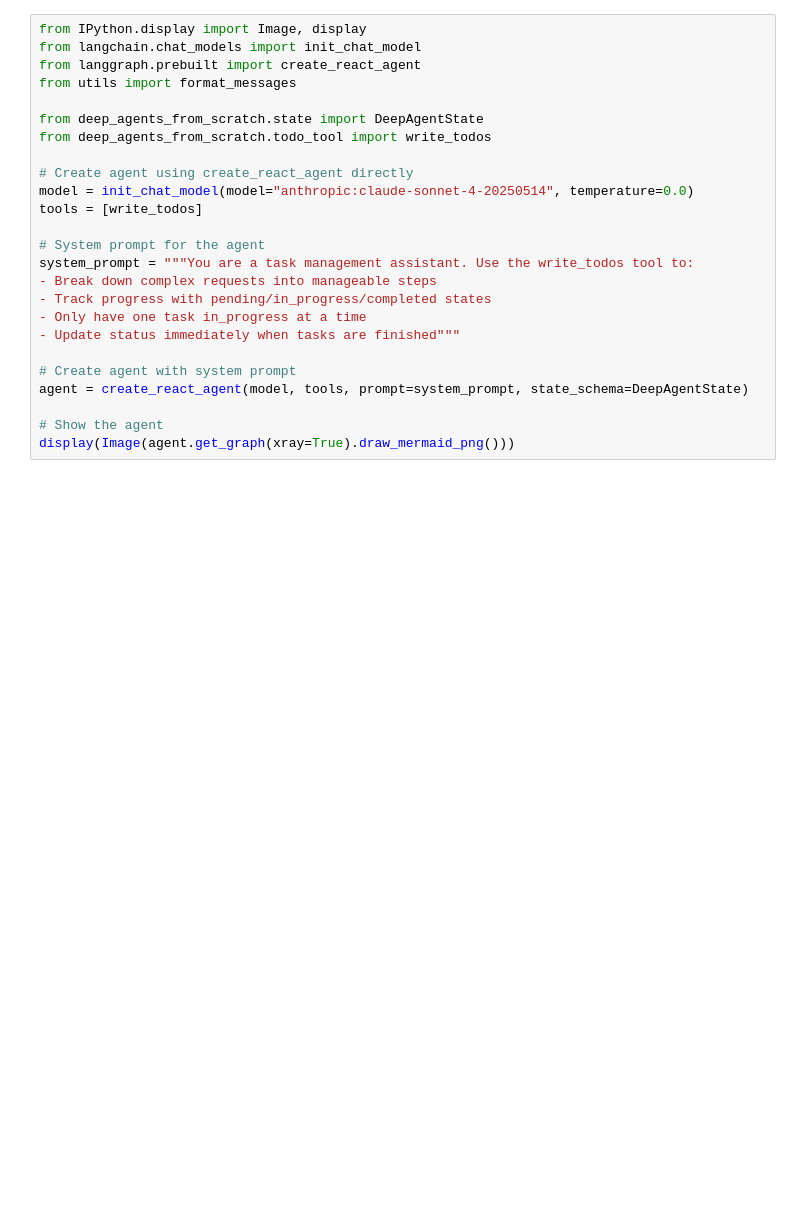
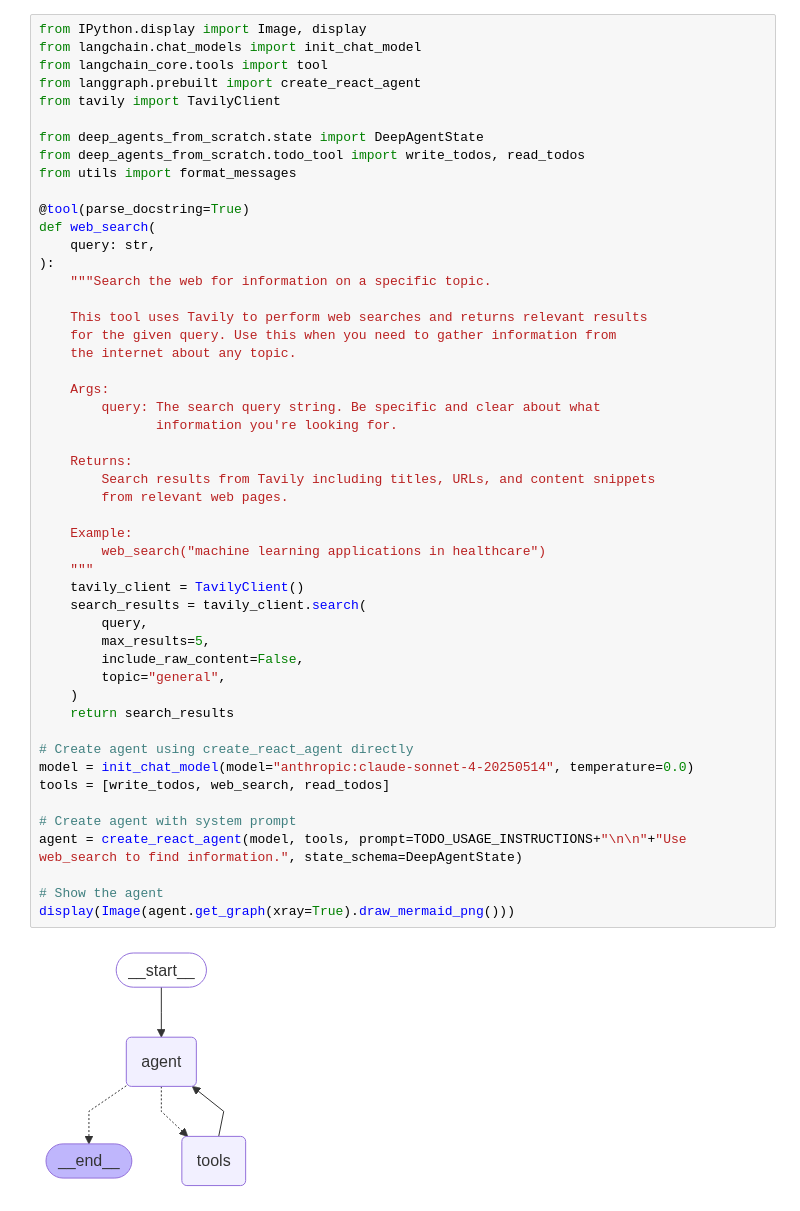
Before and after one commit to tjdwls101010/deep-agents-from-scratch, a Jupyter notebook: notebooks/1_todo.ipynb, the cells around one changed output. Saved outputs shown, nothing was run; the diff lists cells and outputs as text; blank space fills up the shorter version.

Commit message:
Update Lesson 1 TODOs

```diff
--- a/notebooks/1_todo.ipynb
+++ b/notebooks/1_todo.ipynb
@@ -122,25 +196,52 @@ Overwriting ../src/deep_agents_from_scratch/todo_tool.py
 # %%
 from IPython.display import Image, display
 from langchain.chat_models import init_chat_model
+from langchain_core.tools import tool
 from langgraph.prebuilt import create_react_agent
+from tavily import TavilyClient
+
+from deep_agents_from_scratch.state import DeepAgentState
+from deep_agents_from_scratch.todo_tool import write_todos, read_todos
 from utils import format_messages
 
-from deep_agents_from_scratch.state import DeepAgentState
-from deep_agents_from_scratch.todo_tool import write_todos
+@tool(parse_docstring=True)
+def web_search(
+    query: str,
+):
+    """Search the web for information on a specific topic.
+
+    This tool uses Tavily to perform web searches and returns relevant results
+    for the given query. Use this when you need to gather information from
+    the internet about any topic.
+
+    Args:
+        query: The search query string. Be specific and clear about what
+               information you're looking for.
+
+    Returns:
+        Search results from Tavily including titles, URLs, and content snippets
+        from relevant web pages.
+
+    Example:
+        web_search("machine learning applications in healthcare")
+    """
+    tavily_client = TavilyClient()
+    search_results = tavily_client.search(
+        query,
+        max_results=5,
+        include_raw_content=False,
+        topic="general",
+    )
+    return search_results
 
 # Create agent using create_react_agent directly
 model = init_chat_model(model="anthropic:claude-sonnet-4-20250514", temperature=0.0)
-tools = [write_todos]
-
-# System prompt for the agent
-system_prompt = """You are a task management assistant. Use the write_todos tool to:
-- Break down complex requests into manageable steps
-- Track progress with pending/in_progress/completed states
-- Only have one task in_progress at a time
-- Update status immediately when tasks are finished"""
+tools = [write_todos, web_search, read_todos]
 
 # Create agent with system prompt
-agent = create_react_agent(model, tools, prompt=system_prompt, state_schema=DeepAgentState)
+agent = create_react_agent(model, tools, prompt=TODO_USAGE_INSTRUCTIONS+"\n\n"+"Use web_search to find information.", state_schema=DeepAgentState)
 
 # Show the agent
 display(Image(agent.get_graph(xray=True).draw_mermaid_png()))
+# %% [output]
+[figure, added]
```
Also changed, not shown: parts of 11 cells of this notebook, 3 other files.
